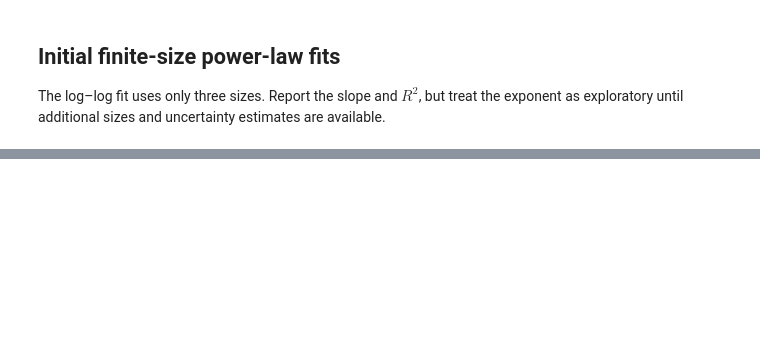
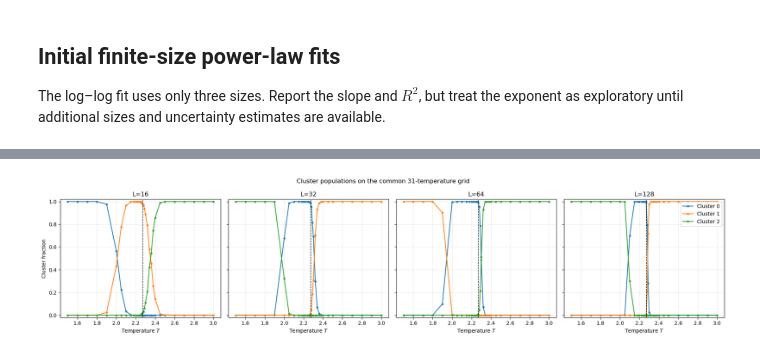
Before and after one commit to lledson425/Summer25, a Jupyter notebook: notebooks/ising/finite_size_conductance.ipynb, the cells around one changed output, grey strips where cells are left out. Saved outputs shown, nothing was run; the diff lists cells and outputs as text; code cells hidden in the pictures; blank space fills up the shorter version.

```diff
--- a/notebooks/ising/finite_size_conductance.ipynb
+++ b/notebooks/ising/finite_size_conductance.ipynb
@@ -181,17 +230,19 @@ fits
 # %%
-fig, axes = plt.subplots(1, 3, figsize=(15, 4.5), sharex=True, sharey=True)
+fig, axes = plt.subplots(1, 4, figsize=(19, 4.5), sharex=True, sharey=True)
 for axis, size in zip(axes, SIZES):
     subset = populations[populations.L == size]
     for cluster in range(N_CLUSTERS):
         data = subset[subset.cluster == cluster]
         axis.plot(data.temperature, data.fraction, "o-", markersize=3, label=f"Cluster {cluster}")
     axis.axvline(2 / np.log(1 + np.sqrt(2)), color="black", linestyle="--", linewidth=1)
     axis.set(title=f"L={size}", xlabel="Temperature $T$", ylim=(-0.02, 1.02))
     axis.grid(alpha=0.25)
 axes[0].set_ylabel("Cluster fraction")
 axes[-1].legend()
 fig.suptitle("Cluster populations on the common 31-temperature grid")
 fig.tight_layout()
 fig.savefig(OUTPUT_ROOT / "resnet18_cluster_populations_by_size.png", dpi=250, bbox_inches="tight")
 plt.show()
 plt.close(fig)
+# %% [output]
+[figure, added]
```
Also changed, not shown: parts of 6 cells of this notebook, 1 other file.
